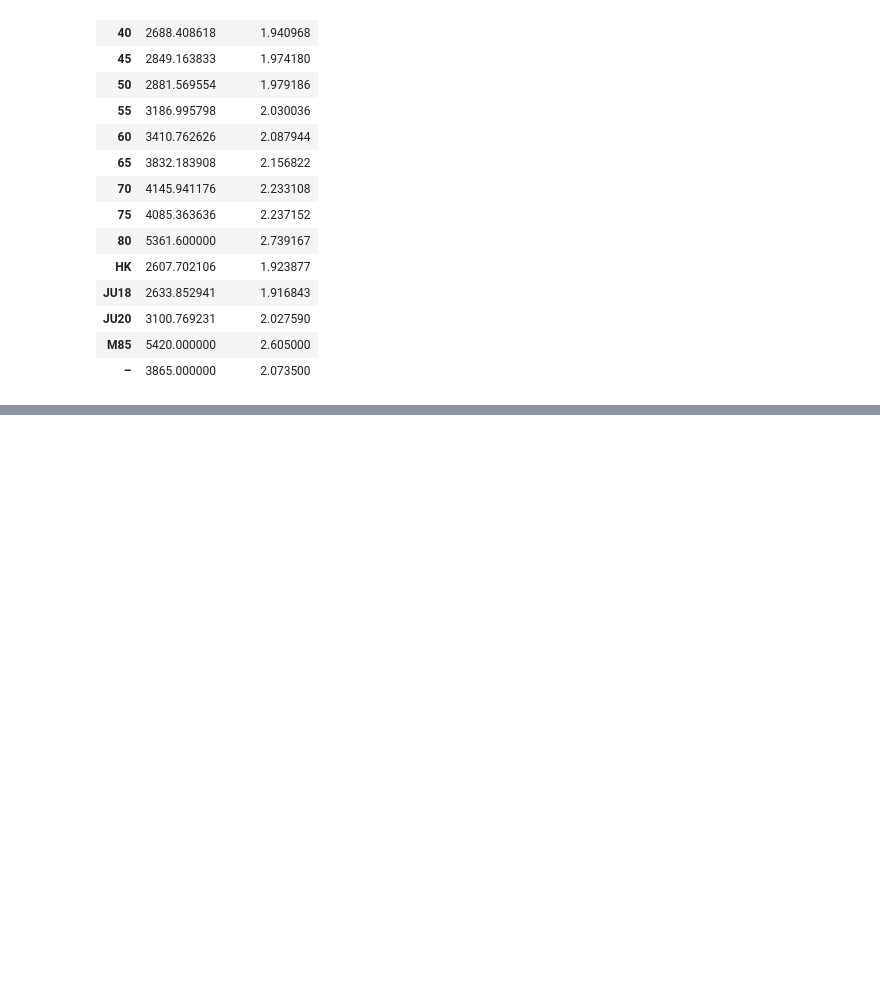
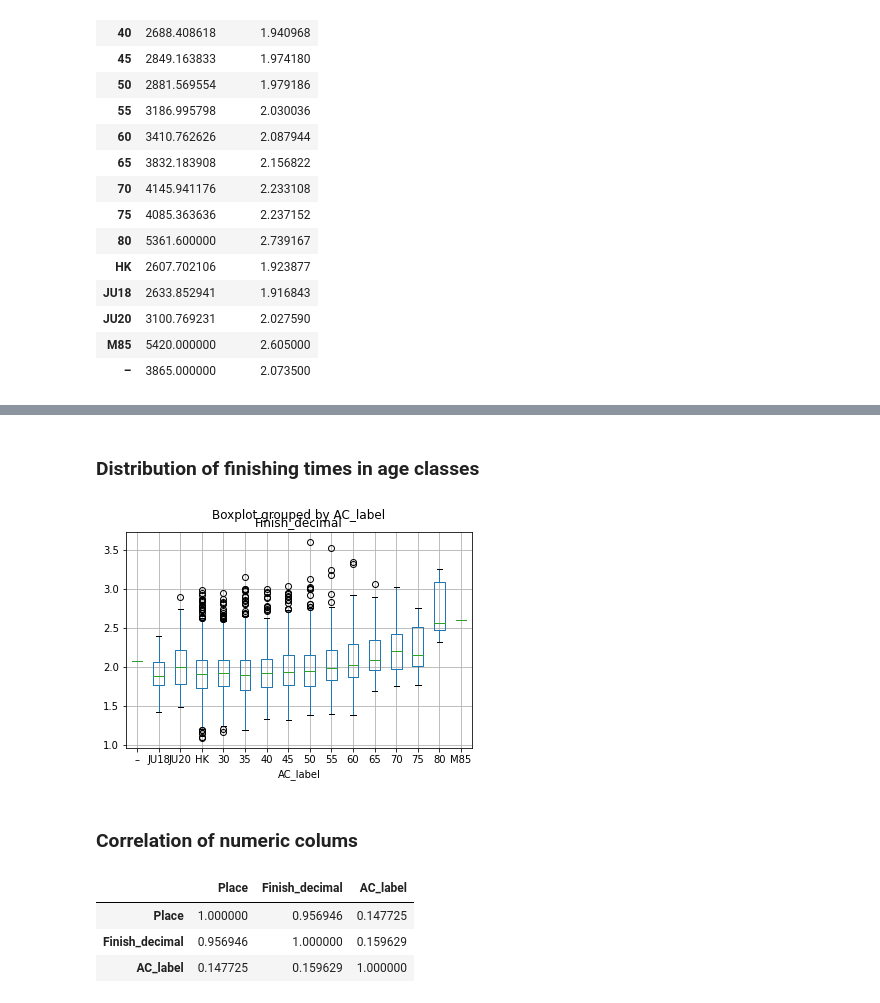
Before and after one commit to campfireman/haj-analysis, a Jupyter notebook: src/analysis.ipynb, the cells around one changed output, grey strips where cells are left out. Cells and saved outputs as stored; diff of their text form; code cells hidden in the pictures; blank space fills up the shorter version.

```diff
--- a/src/analysis.ipynb
+++ b/src/analysis.ipynb
@@ -115,0 +110,21 @@ Name: Club, dtype: int64
+# %% [markdown]
+### Distribution of finishing times in age classes
+# %%
+# add map age classes to integers
+data_m['AC_label'] = data_m['AC']
+data_m['AC_label'] = data_m.AC.replace(AGE_CLASSES)
+
+data_m.boxplot(by='AC_label', column='Finish_decimal')
+plt.xticks(range(1, len(AGE_CLASSES) + 1), list(AGE_CLASSES.keys()))
+plt.show()
+# %% [output]
+[figure, added]
+# %% [markdown]
+### Correlation of numeric colums
+# %%
+data_m.corr()
+# %% [output]
+|  | Place | Finish_decimal | AC_label |
+| Place | 1.000000 | 0.956946 | 0.147725 |
+| Finish_decimal | 0.956946 | 1.000000 | 0.159629 |
+| AC_label | 0.147725 | 0.159629 | 1.000000 |
```
Also changed, not shown: parts of 17 cells of this notebook.
